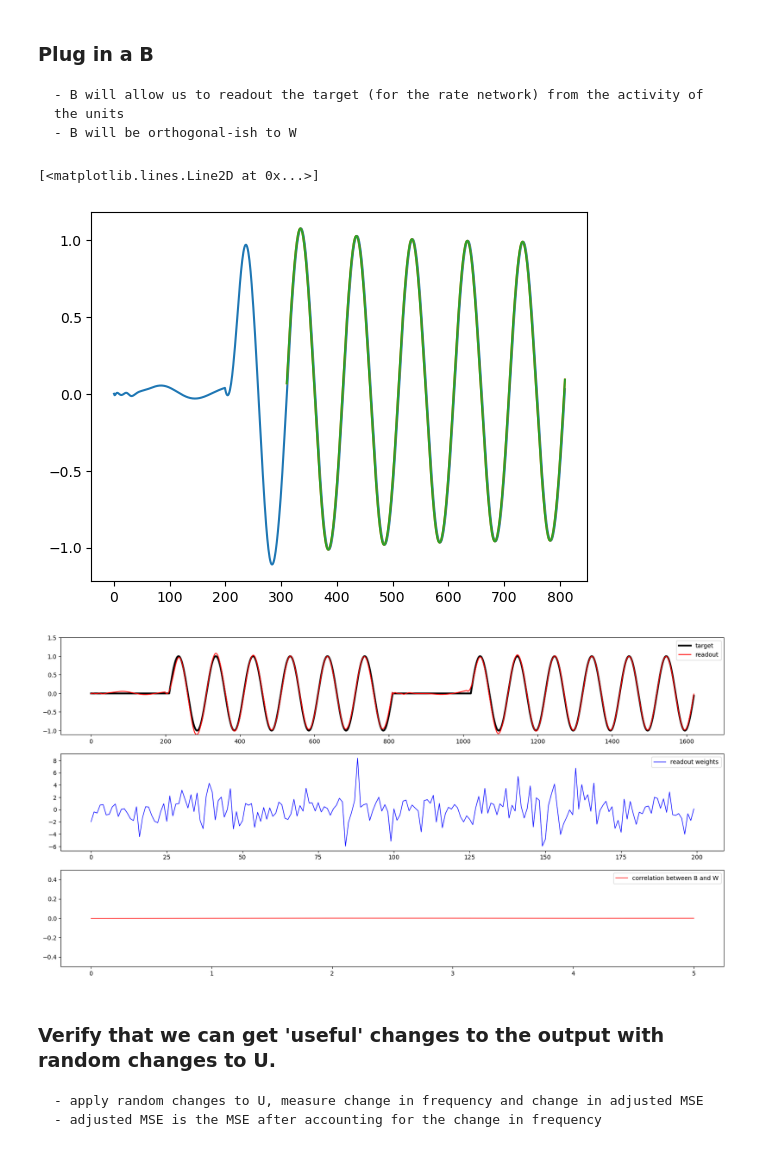
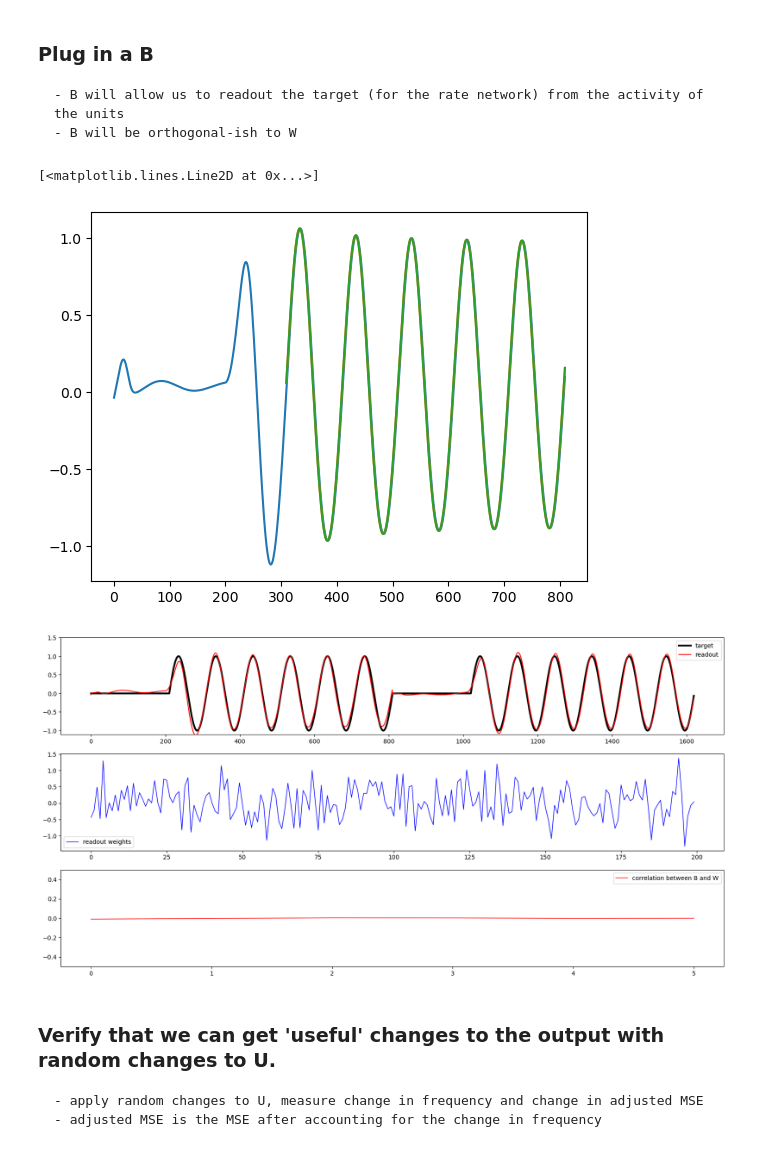
Before and after one commit to andrewZimnik/basal_ganglia, a Jupyter notebook: scripts/multiSpeedLearningModel.ipynb, the cells around one changed output. Cells and saved outputs as stored; diff of their text form; code cells hidden in the pictures.

```diff
--- a/scripts/multiSpeedLearningModel.ipynb
+++ b/scripts/multiSpeedLearningModel.ipynb
@@ -118,7 +118,7 @@ class cyclingRNN(nn.Module):
         return loss
 
 
-    def fit_initial_m1(self, trials: int = 1500):
+    def fit_initial_m1(self, trials: int = 3000):
         m1_params = [self.J, self.Wout, self.Win]
         optimizer = torch.optim.Adam(m1_params, lr=1e-3)
         for trial in range(trials):
@@ -238,6 +240,17 @@ data_dict = {'model_state': state_dict, 'full_model': model}
 
 # save
 np.save(savePath + ct + '.npy',data_dict)
+# %%
+# or load a previously trained network
+# path to saved network
+savePath = '/Users/andrew/Documents/GitHub/basal_ganglia/networks/trainedModels/multiSpeedLearning/'
+
+# file to load
+fName = '2023-08-03 11_50_54.npy'
+
+data = np.load(savePath + fName,allow_pickle=True)
+data = data.ravel()[0]
+model = data['full_model']
 # %%
 # return the rates (and inputs, targets, and outputs)
 # rates are T x N x C
@@ -459,6 +600,26 @@ data_dict = {'J0': J0, 'U': U,'W': W, 'W_in': W_in,
              'x0': x0, 'r0': r0, 'z0': z0,
              'Z_target': Z_target, 'INPUT': INPUT}
 np.save(savePath + ct + 'FORCE_network.npy',data_dict)
+# %%
+# or load the FORCE weights
+savePath = '/Users/andrew/Documents/GitHub/basal_ganglia/networks/trainedModels/multiSpeedLearning/'
+
+# file to load
+fName = '2023-08-03 11_50_54FORCE_network.npy'
+
+data = np.load(savePath + fName,allow_pickle=True)
+data = data.ravel()[0]
+
+# parse all of our saved variables
+J0       = data['J0']
+U        = data['U']
+W        = data['W']
+W_in     = data['W_in']
+x0       = data['x0']
+r0       = data['r0']
+z0       = data['z0']
+Z_target = data['Z_target']
+INPUT    = data['INPUT']
 # %%
 ##  how orthogonal are U and W? ##
 
@@ -542,7 +703,7 @@ def returnRates(u,ipt,b=None,ctxMag = 0.5,xStart = None, rStart = None, zStart =
 # %%
 # pull out the activity, rates, and latents from a time when the network is already in a limit cycle
 activations,rates,latents,out1 = returnRates(U,INPUT,B,ctxMag=0.5)
-startIdx = 310
+startIdx = 309
 xStart = activations[startIdx,:,:].T
 rStart = rates[startIdx,:,:].T
 zStart = latents[startIdx,:,:].T
@@ -554,7 +715,7 @@ plt.plot(np.arange(startIdx,out1.shape[0]),out2[:,0])
 plt.plot(np.arange(startIdx,out1.shape[0]),out3[:,0])
 # %% [output]
 [<matplotlib.lines.Line2D at 0x...>]
-[figure, old version]
+[figure, new version]
 # %%
 ### use regression to define a B ##
 # make B null to the top 'K' dimensions of W
@@ -563,8 +724,8 @@ numNullDims = 6
 # get rates from the trained FORCE network
 
 # regress using activity from 2 contexts
-rates1,_,_ = returnRates(U,INPUT,ctxMag=0.5)
-rates2,_,_ = returnRates(U,INPUT,ctxMag=-0.5)
+rates1,_,_,_ = returnRates(U,INPUT,ctxMag=0.5)
+rates2,_,_,_ = returnRates(U,INPUT,ctxMag=-0.5)
 
 # reshape to be CT x N
 rates1_rs = rates1.reshape(-1,numN,order='F');
@@ -578,40 +739,40 @@ targets_rs = targets.reshape(-1,1,order='F')
 targets_rs = np.tile(targets_rs,(2,1))
 
 # define a regularization term
-ridgeLambda = 1e-3
+ridgeLambda = 1e-4
 
 # define the null space of W, project rates into this space
 W_null = scipy.linalg.null_space(W[:,:numNullDims].T)
 rates_null = rates_rs@W_null
 
 # regress
 b_null = np.linalg.inv(rates_null.T @ rates_null + np.eye(rates_null.shape[1]) * ridgeLambda) @ rates_null.T @ targets_rs
 B = W_null@b_null
 
 # plot target and target_hat
 yHat = rates_rs@B
 plt.figure(figsize=(20,10))
 plt.subplot(3,1,1);
 plt.plot(targets_rs,'k',linewidth=3,label='target');
 plt.plot(yHat,'r',label='readout');
 plt.ylim([-1.1,1.5]);
 plt.legend();
 
 # plot B
 plt.subplot(3,1,2);
 plt.plot(B,'b',linewidth=1,label='readout weights');
 plt.legend();
 
 # calculate correlation between B and each column of W
 plt.subplot(3,1,3);
 bCorr = np.zeros(numZ) + np.nan
 for ii in range(numZ):
     bCorr[ii] = np.corrcoef(B[:,0],W[:,ii])[0,1]
 plt.plot(bCorr,'r',linewidth=1,label='correlation between B and W');
 plt.ylim([-0.5,0.5]);
 plt.legend();
 # %% [output]
-[figure, old version]
+[figure, new version]
 # %% [markdown]
 ### Verify that we can get 'useful' changes to the output with random changes to U.
     - apply random changes to U, measure change in frequency and change in adjusted MSE
```
Also changed, not shown: parts of 20 cells of this notebook, 48 other files.
